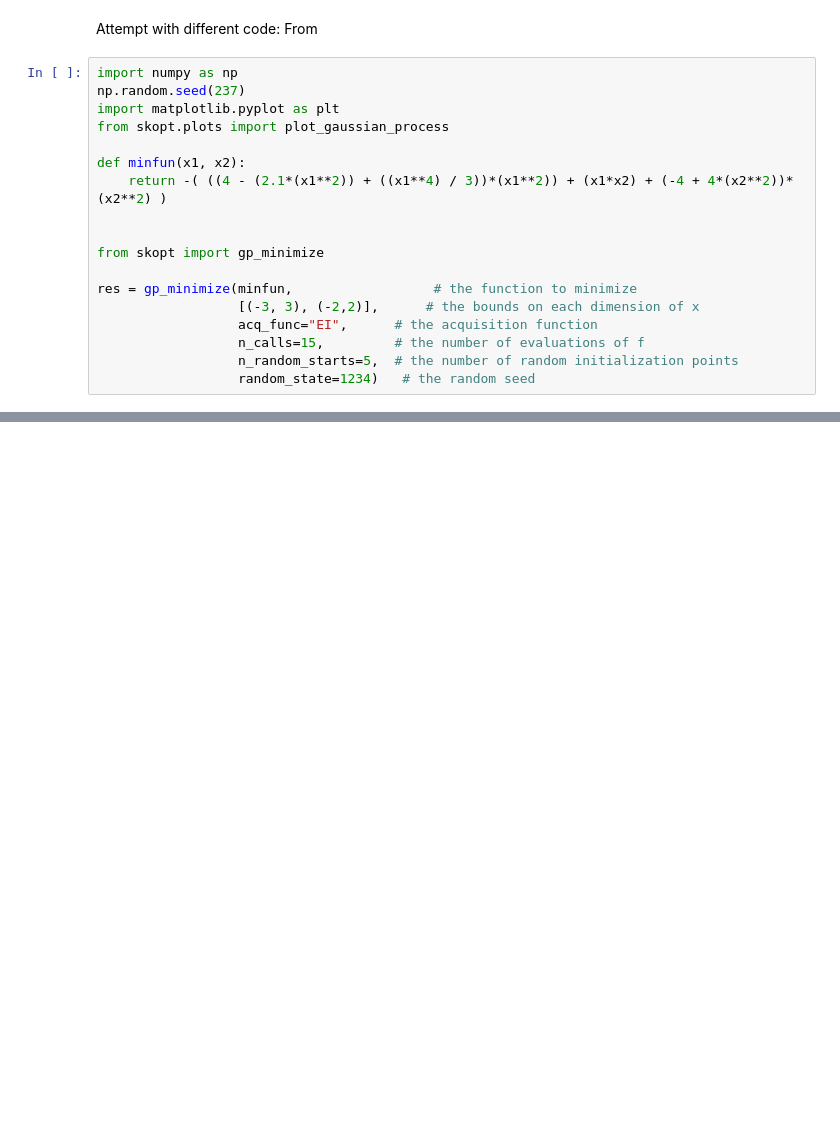
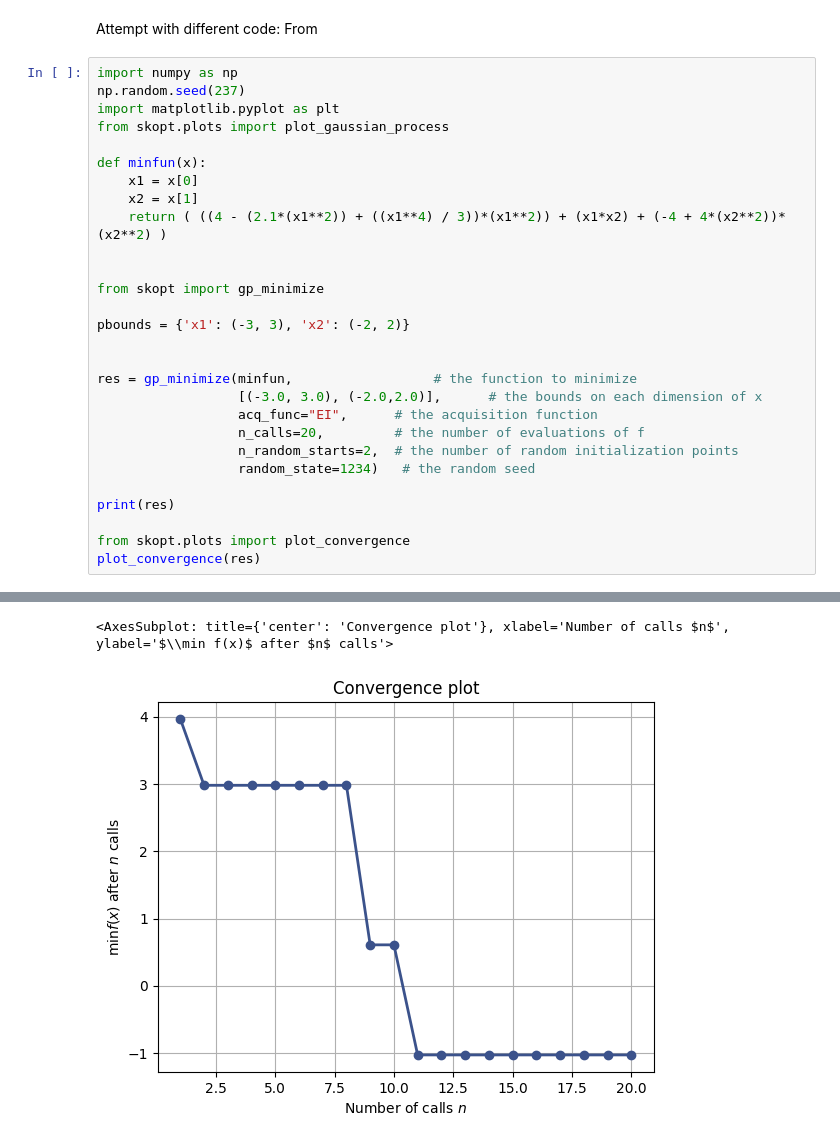
Before and after one commit to aromoher/MAE598, a Jupyter notebook: HW3.ipynb, the cells around one changed output, grey strips where cells are left out. Drawn from its saved outputs; the diff is of its cells as text; blank space fills up the shorter version.

```diff
--- a/HW3.ipynb
+++ b/HW3.ipynb
@@ -174,16 +174,26 @@ np.random.seed(237)
 import matplotlib.pyplot as plt
 from skopt.plots import plot_gaussian_process
 
-def minfun(x1, x2):
-    return -( ((4 - (2.1*(x1**2)) + ((x1**4) / 3))*(x1**2)) + (x1*x2) + (-4 + 4*(x2**2))*(x2**2) )
+def minfun(x):
+    x1 = x[0]
+    x2 = x[1]
+    return ( ((4 - (2.1*(x1**2)) + ((x1**4) / 3))*(x1**2)) + (x1*x2) + (-4 + 4*(x2**2))*(x2**2) )
 
 
 from skopt import gp_minimize
 
+pbounds = {'x1': (-3, 3), 'x2': (-2, 2)}
+
+
 res = gp_minimize(minfun,                  # the function to minimize
-                  [(-3, 3), (-2,2)],      # the bounds on each dimension of x
+                  [(-3.0, 3.0), (-2.0,2.0)],      # the bounds on each dimension of x
                   acq_func="EI",      # the acquisition function
-                  n_calls=15,         # the number of evaluations of f
-                  n_random_starts=5,  # the number of random initialization points
+                  n_calls=20,         # the number of evaluations of f
+                  n_random_starts=2,  # the number of random initialization points
                   random_state=1234)   # the random seed
+
+print(res)
+
+from skopt.plots import plot_convergence
+plot_convergence(res)
 # %% [output]
@@ -190,0 +217,2 @@ TypeError: minfun() missing 1 required positional argument: 'x2'
+<AxesSubplot: title={'center': 'Convergence plot'}, xlabel='Number of calls $n$', ylabel='$\\min f(x)$ after $n$ calls'>
+[figure, added]
```
Also changed, not shown: parts of 1 cell of this notebook.
